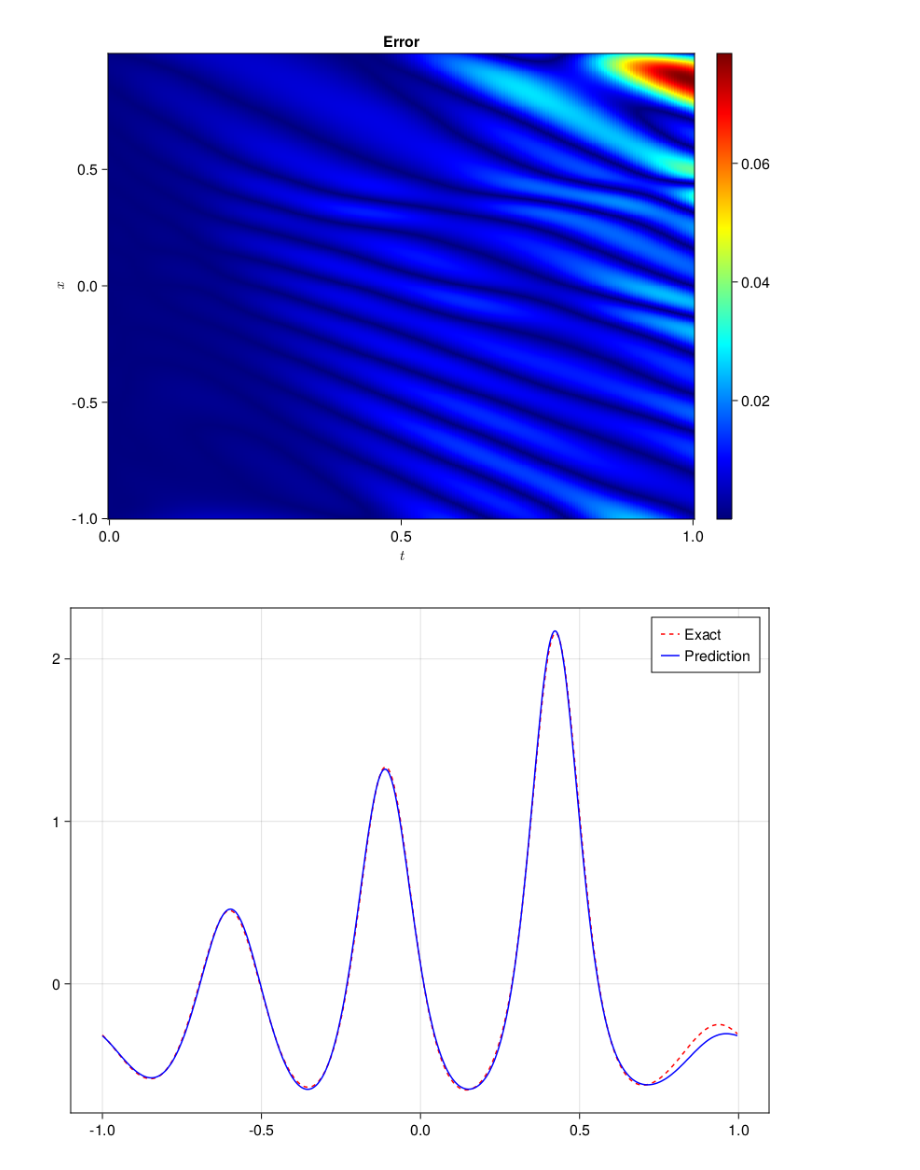
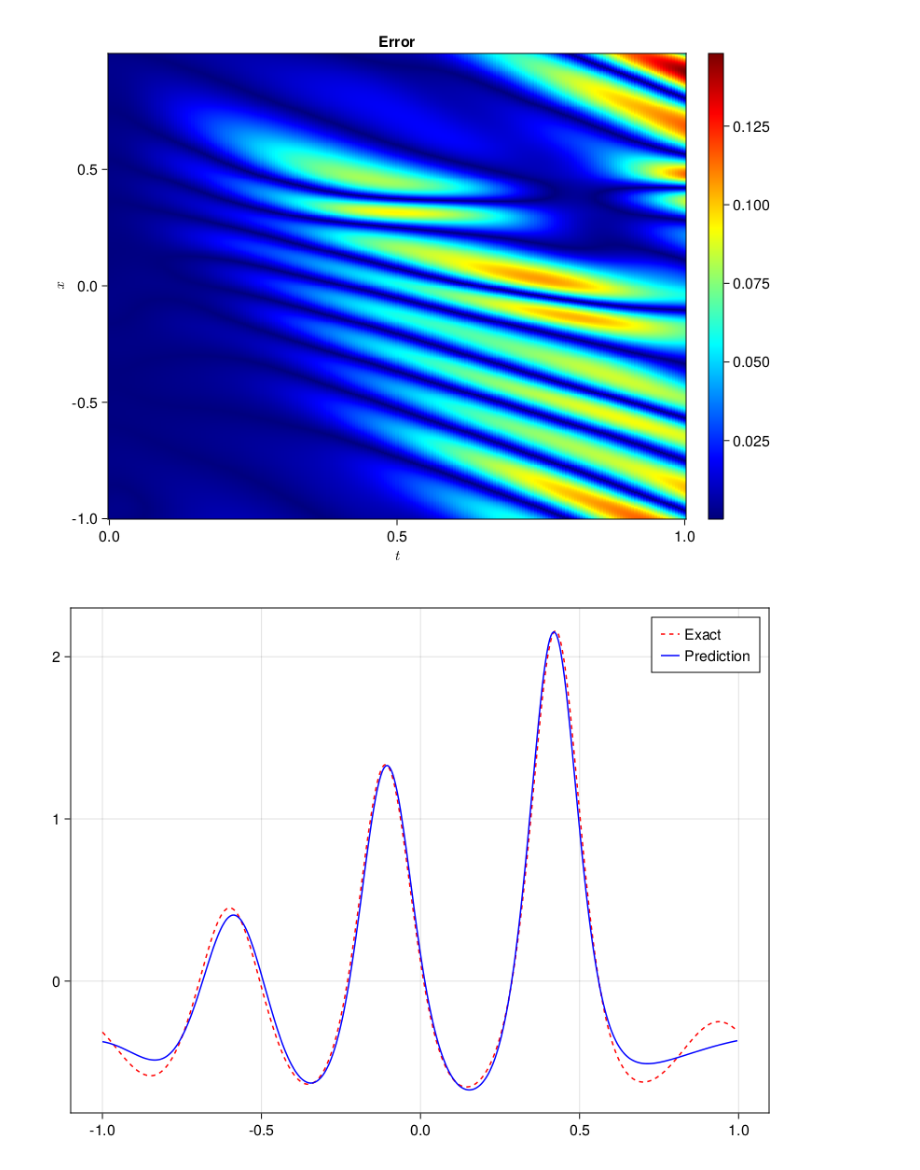
Before and after one commit to YichengDWu/Sophon-Examples, a Jupyter notebook: KdV/KdV.ipynb, the cells around one changed output. Saved outputs shown, nothing was run; the diff lists cells and outputs as text; code cells hidden in the pictures.

```diff
--- a/KdV/KdV.ipynb
+++ b/KdV/KdV.ipynb
@@ -24,10 +27,10 @@ $$ \begin{align}
 \end{align}
  $$
 # %%
-chain = Siren(2, 1; hidden_dims=16, num_layers=5, omega=1f0)
-pinn = PINN(chain)
+chain = Siren(2, 1; hidden_dims=16, num_layers=6, omega=1f0)
+pinn = PINN(u=chain, v=chain)
 sampler = BetaRandomSampler(2000, 300)
-strategy = NonAdaptiveTraining(1, (50, 20))
+strategy = NonAdaptiveTraining(1, (50, 50, 20, 20))
 prob = Sophon.discretize(KdV, pinn, sampler, strategy)
 # %% [output]
 OptimizationProblem. In-place: true
@@ -67,14 +70,16 @@ x_star = vec(data["x"]);
 # %%
 using CairoMakie, MakiePublication
 
-phi = pinn.phi
-u_pred = [sum(pinn.phi([t, x], res.u)) for t in t_star, x in x_star]
+phi = pinn.phi.u
+ps = res.u.u
+
+u_pred = [sum(phi([t, x], ps)) for t in t_star, x in x_star]
 fig, ax, hm = heatmap(t_star, x_star, abs.(u_pred .- usol');
                       axis=(xlabel=L"t", ylabel=L"x", title="Error"), colormap=:jet)
 Colorbar(fig[:, end + 1], hm)
 fig
 # %% [output]
-[figure, old version]
+[figure, new version]
 # %%
 fig = Figure()
 axis = Axis(fig[1, 1])
@@ -83,7 +88,7 @@ lines!(x_star, u_pred[end, :], label="Prediction", color=:blue)
 axislegend(axis)
 fig
 # %% [output]
-[figure, old version]
+[figure, new version]
 # %%
 for α in [0.6, 0.8, 1.0]
     i=0
```
Also changed, not shown: parts of 7 cells of this notebook, 1 other file.
